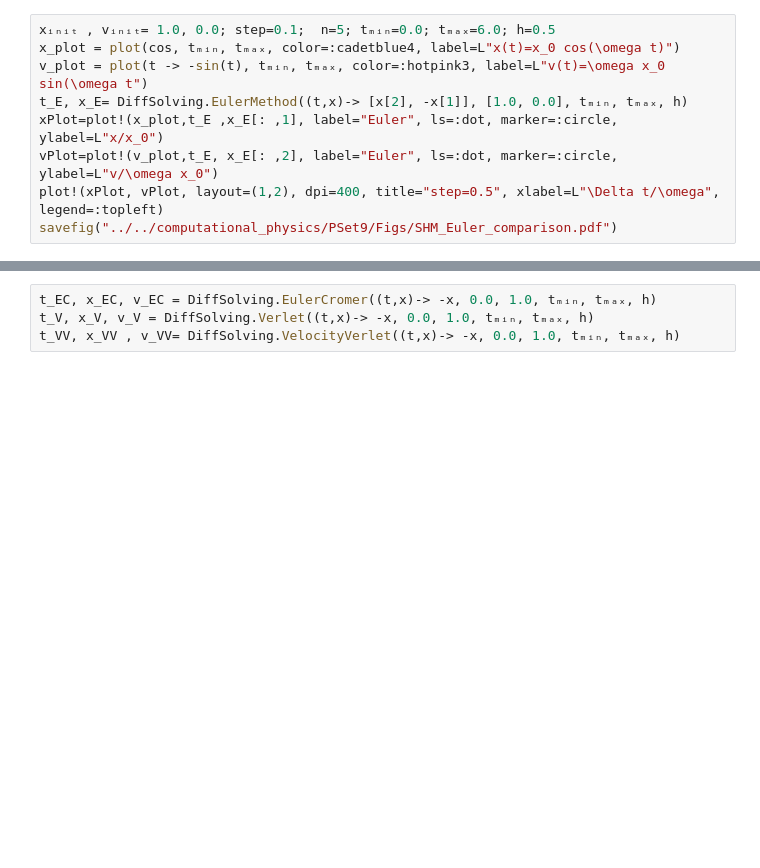
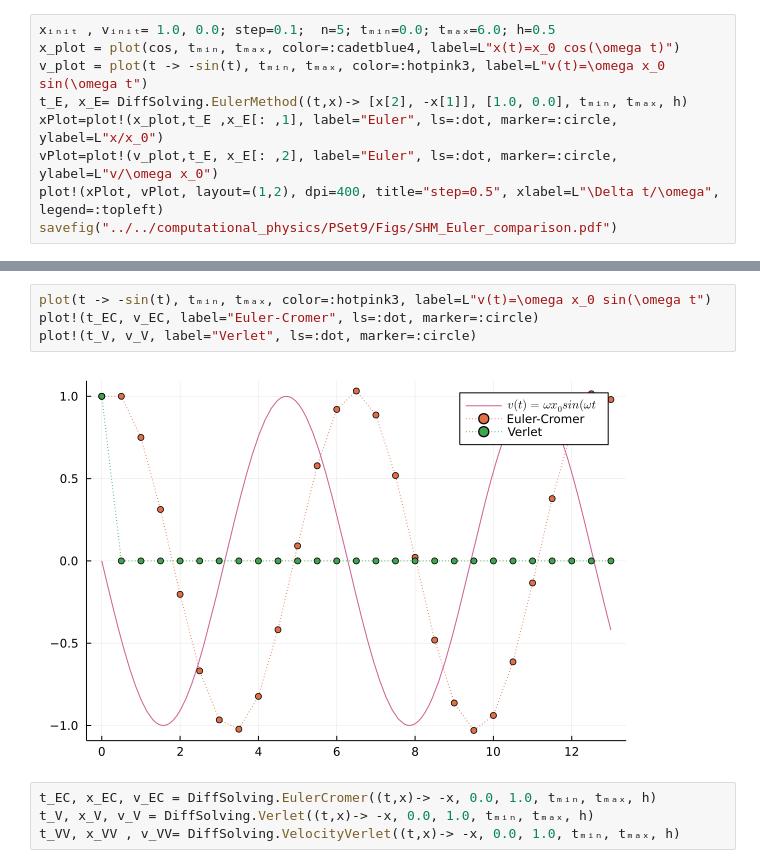
Before and after one commit to narges8k/computational_physics, a Jupyter notebook: PSet9/NoteBook.ipynb, the cells around one changed output, grey strips where cells are left out. Cells and saved outputs as stored; diff of their text form; blank space fills up the shorter version.

```diff
--- a/PSet9/NoteBook.ipynb
+++ b/PSet9/NoteBook.ipynb
@@ -65,3 +69,9 @@ plot!(xPlot, vPlot, layout=(1,2), dpi=400, title="step=0.5", xlabel=L"\Delta t/\
+# %%
+plot(t -> -sin(t), tₘᵢₙ, tₘₐₓ, color=:hotpink3, label=L"v(t)=\omega x_0 sin(\omega t")
+plot!(t_EC, v_EC, label="Euler-Cromer", ls=:dot, marker=:circle)
+plot!(t_V, v_V, label="Verlet", ls=:dot, marker=:circle)
+# %% [output]
+[figure, added]
 # %%
 t_EC, x_EC, v_EC = DiffSolving.EulerCromer((t,x)-> -x, 0.0, 1.0, tₘᵢₙ, tₘₐₓ, h)
 t_V, x_V, v_V = DiffSolving.Verlet((t,x)-> -x, 0.0, 1.0, tₘᵢₙ, tₘₐₓ, h)
```
Also changed, not shown: parts of 2 cells of this notebook, 2 other files.
